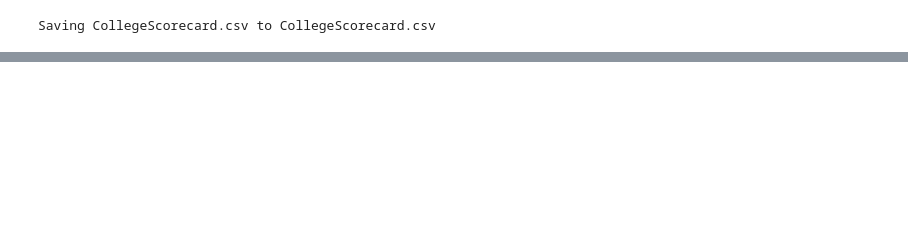
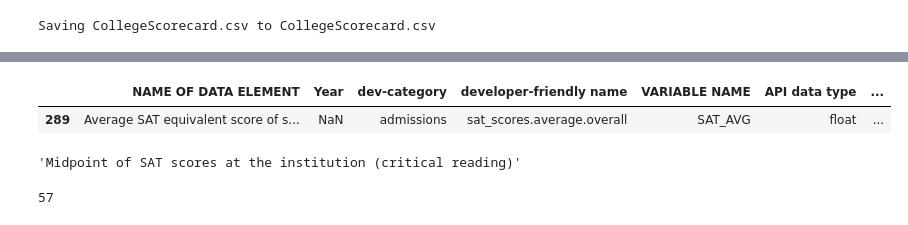
Before and after one commit to Miranda46/TAE-Trabajo1, a Jupyter notebook: TAE_Trabajo1.ipynb, the cells around one changed output, grey strips where cells are left out. Cells and saved outputs as stored; diff of their text form; code cells hidden in the pictures; blank space fills up the shorter version.

```diff
--- a/TAE_Trabajo1.ipynb
+++ b/TAE_Trabajo1.ipynb
@@ -28,0 +29,5 @@ df
+# %%
+pd.options.display.max_columns = None
+
+##df.columns = pd.MultiIndex.from_arrays([pd.RangeIndex(len(df.columns)), df.columns])
+df
@@ -28,0 +71,8 @@ df
+# %%
+import io
+from google.colab import files
+import pandas as pd
+
+uploaded = files.upload()
+
+df3 = pd.read_csv(io.BytesIO(uploaded["CollegeScorecardDataDictionary.csv"]))
@@ -28,0 +82,15 @@ df
+# %%
+description=df3['VARIABLE NAME'] == 'SAT_AVG'
+descripcion = df3[description]
+descripcion
+# %% [output]
+|  | NAME OF DATA ELEMENT | Year | dev-category | developer-friendly name | VARIABLE NAME | API data type | ... |
+| 289 | Average SAT equivalent score of s... | NaN | admissions | sat_scores.average.overall | SAT_AVG | float | ... |
+# %%
+df3.iat[274,0]
+# %% [output]
+'Midpoint of SAT scores at the institution (critical reading)'
+# %%
+df.columns.get_loc('SAT_AVG')
+# %% [output]
+57
```
Also changed, not shown: parts of 12 cells of this notebook.
